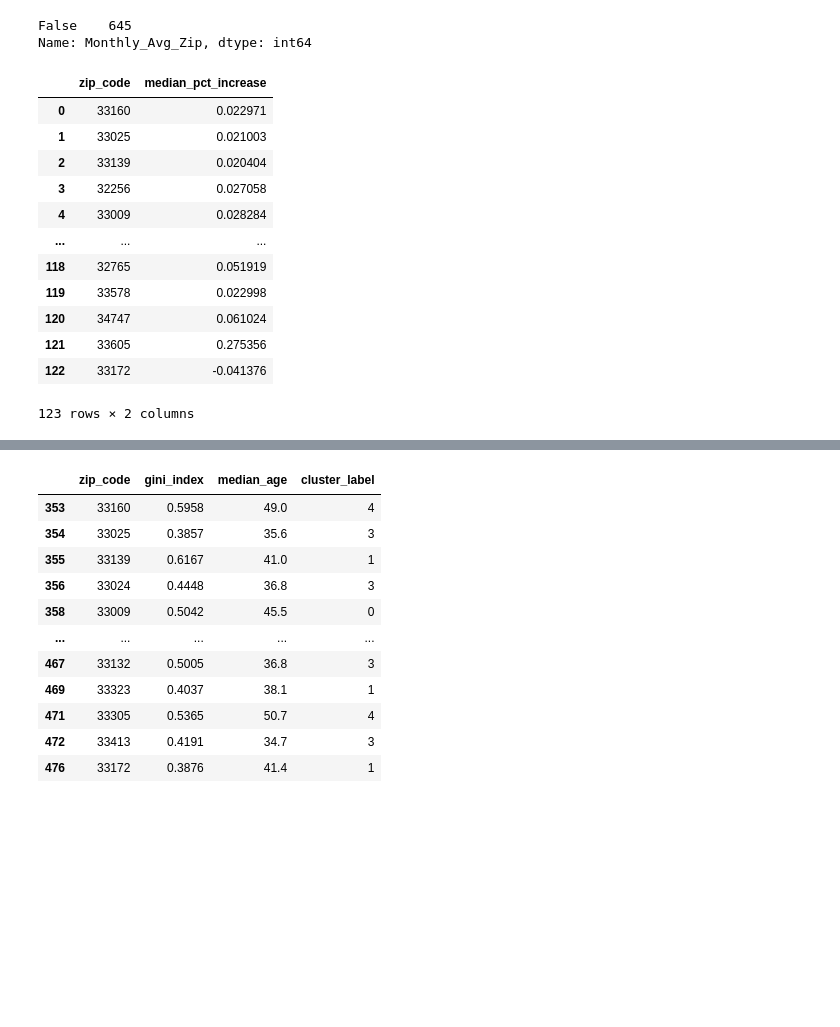
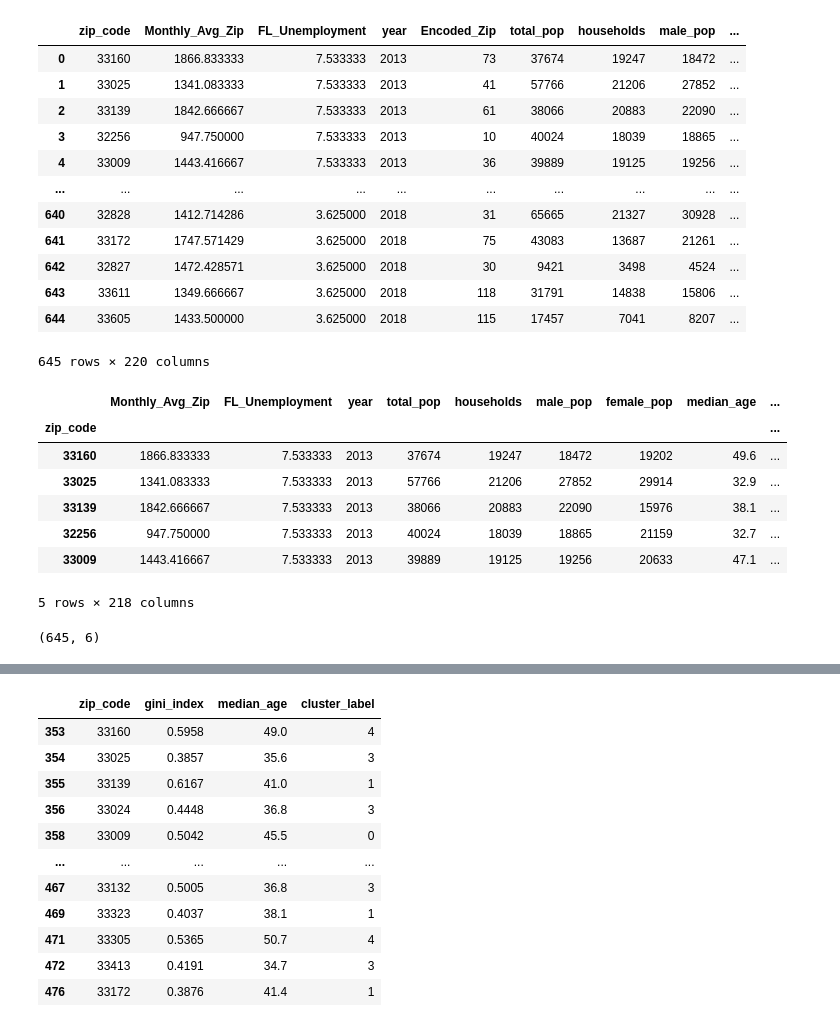
Before and after one commit to TheAidanAu/zillow_rent_index, a Jupyter notebook: JOHN/notebooks/hierarchial_clustering.ipynb, the cells around one changed output, grey strips where cells are left out. Saved outputs shown, nothing was run; the diff lists cells and outputs as text; code cells hidden in the pictures; blank space fills up the shorter version.

```diff
--- a/JOHN/notebooks/hierarchial_clustering.ipynb
+++ b/JOHN/notebooks/hierarchial_clustering.ipynb
@@ -13,5 +13,20 @@ from scipy.spatial.distance import pdist, squareform
 
 from PlottingFunctions import plot_inertia, plot_silhouette
 # %%
-total_df = pd.read_csv('../data/total_df.csv')
+total_df = pd.read_csv('../data/total_df2.csv')
 total_df_col_set = set(total_df.columns)
+total_df
+# %% [output]
+|  | zip_code | Monthly_Avg_Zip | FL_Unemployment | year | Encoded_Zip | total_pop | households | male_pop | ... |
+| 0 | 33160 | 1866.833333 | 7.533333 | 2013 | 73 | 37674 | 19247 | 18472 | ... |
+| 1 | 33025 | 1341.083333 | 7.533333 | 2013 | 41 | 57766 | 21206 | 27852 | ... |
+| 2 | 33139 | 1842.666667 | 7.533333 | 2013 | 61 | 38066 | 20883 | 22090 | ... |
+| 3 | 32256 | 947.750000 | 7.533333 | 2013 | 10 | 40024 | 18039 | 18865 | ... |
+| 4 | 33009 | 1443.416667 | 7.533333 | 2013 | 36 | 39889 | 19125 | 19256 | ... |
+| ... | ... | ... | ... | ... | ... | ... | ... | ... | ... |
+| 640 | 32828 | 1412.714286 | 3.625000 | 2018 | 31 | 65665 | 21327 | 30928 | ... |
+| 641 | 33172 | 1747.571429 | 3.625000 | 2018 | 75 | 43083 | 13687 | 21261 | ... |
+| 642 | 32827 | 1472.428571 | 3.625000 | 2018 | 30 | 9421 | 3498 | 4524 | ... |
+| 643 | 33611 | 1349.666667 | 3.625000 | 2018 | 118 | 31791 | 14838 | 15806 | ... |
+| 644 | 33605 | 1433.500000 | 3.625000 | 2018 | 115 | 17457 | 7041 | 8207 | ... |
+645 rows × 220 columns
@@ -20,5 +32,0 @@ zips = total_df['zip_code'].unique()
-# %%
-total_df['Monthly_Avg_Zip'].eq(0).value_counts()
-# %% [output]
-False    645
-Name: Monthly_Avg_Zip, dtype: int64
@@ -42,19 +33,12 @@ for z in zips:
-# %%
-mpi_df = pd.DataFrame.from_dict(pct_change_dict, orient='index')
-mpi_df.reset_index(inplace=True)
-mpi_df = temp.rename(columns = {'index':'zip_code', 0:'median_pct_increase' })
-mpi_df
-# %% [output]
-|  | zip_code | median_pct_increase |
-| 0 | 33160 | 0.022971 |
-| 1 | 33025 | 0.021003 |
-| 2 | 33139 | 0.020404 |
-| 3 | 32256 | 0.027058 |
-| 4 | 33009 | 0.028284 |
-| ... | ... | ... |
-| 118 | 32765 | 0.051919 |
-| 119 | 33578 | 0.022998 |
-| 120 | 34747 | 0.061024 |
-| 121 | 33605 | 0.275356 |
-| 122 | 33172 | -0.041376 |
-123 rows × 2 columns
+# %%
+total_df = total_df.set_index('zip_code').drop(columns = 'Encoded_Zip')
+total_df.head()
+# %% [output]
+|  | Monthly_Avg_Zip | FL_Unemployment | year | total_pop | households | male_pop | female_pop | median_age | ... |
+| zip_code |  |  |  |  |  |  |  |  | ... |
+| 33160 | 1866.833333 | 7.533333 | 2013 | 37674 | 19247 | 18472 | 19202 | 49.6 | ... |
+| 33025 | 1341.083333 | 7.533333 | 2013 | 57766 | 21206 | 27852 | 29914 | 32.9 | ... |
+| 33139 | 1842.666667 | 7.533333 | 2013 | 38066 | 20883 | 22090 | 15976 | 38.1 | ... |
+| 32256 | 947.750000 | 7.533333 | 2013 | 40024 | 18039 | 18865 | 21159 | 32.7 | ... |
+| 33009 | 1443.416667 | 7.533333 | 2013 | 39889 | 19125 | 19256 | 20633 | 47.1 | ... |
+5 rows × 218 columns
@@ -60,0 +49,5 @@ mpi_df
+# %%
+cluster_subset_df = total_df[cluster_subset_cols]
+cluster_subset_df.shape
+# %% [output]
+(645, 6)
```
Also changed, not shown: parts of 8 cells of this notebook, 2 other files.
